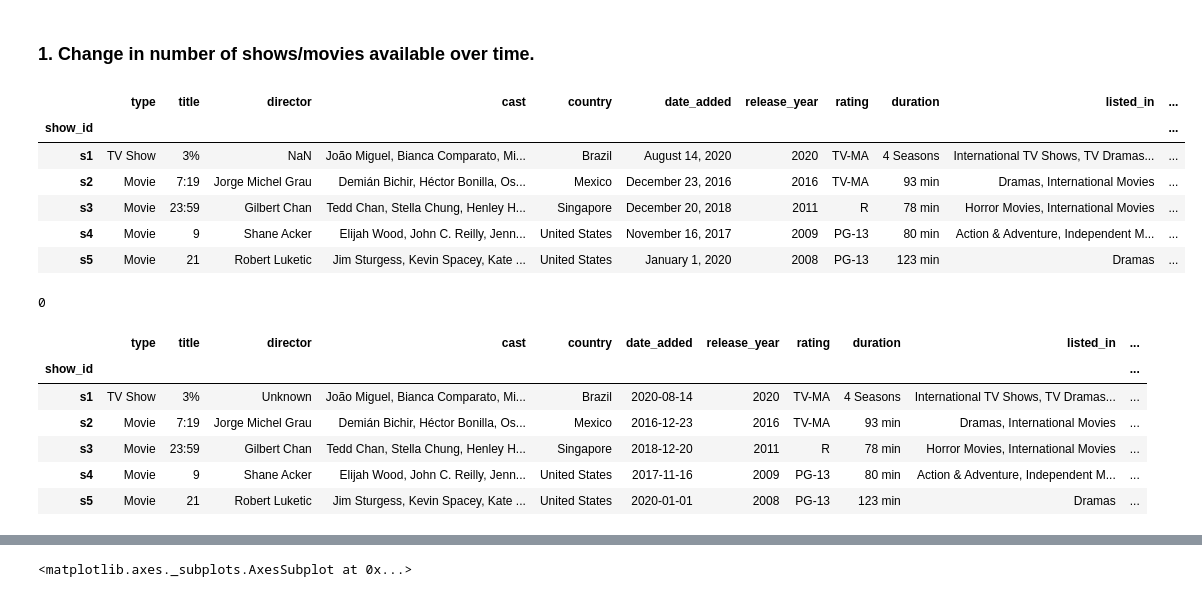
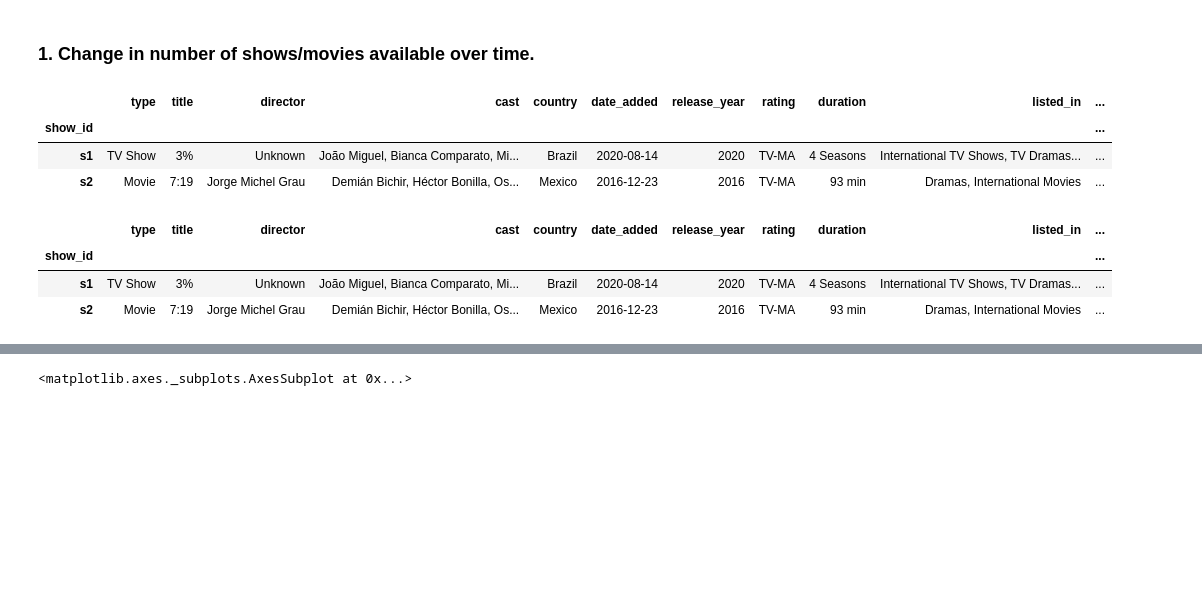
Before and after one commit to albert-ntiri/netflix, a Jupyter notebook: Netflix_EDA.ipynb, the cells around one changed output, grey strips where cells are left out. Drawn from its saved outputs; the diff is of its cells as text; code cells hidden in the pictures; blank space fills up the shorter version.

```diff
--- a/Netflix_EDA.ipynb
+++ b/Netflix_EDA.ipynb
@@ -2,0 +11,4 @@
+# %%
+# Read in CSV file into a pandas dataframe.
+netflix = pd.read_csv('data/netflix_titles.csv', index_col='show_id')
+netflix.head()
@@ -10,3 +24,0 @@ import matplotlib.pyplot as plt
-# %%
-netflix = pd.read_csv('netflix_titles.csv', index_col='show_id')
-netflix.head()
@@ -127,16 +145,9 @@ This dataset consists of 7,787 TV shows and movies available on Netflix, globall
 # %% [markdown]
 ### 1. Change in number of shows/movies available over time.
 # %%
-netflix.head()
+netflix.head(2)
 # %% [output]
 |  | type | title | director | cast | country | date_added | release_year | rating | duration | listed_in | ... |
 | show_id |  |  |  |  |  |  |  |  |  |  | ... |
-| s1 | TV Show | 3% | NaN | João Miguel, Bianca Comparato, Mi... | Brazil | August 14, 2020 | 2020 | TV-MA | 4 Seasons | International TV Shows, TV Dramas... | ... |
-| s2 | Movie | 7:19 | Jorge Michel Grau | Demián Bichir, Héctor Bonilla, Os... | Mexico | December 23, 2016 | 2016 | TV-MA | 93 min | Dramas, International Movies | ... |
-| s3 | Movie | 23:59 | Gilbert Chan | Tedd Chan, Stella Chung, Henley H... | Singapore | December 20, 2018 | 2011 | R | 78 min | Horror Movies, International Movies | ... |
-| s4 | Movie | 9 | Shane Acker | Elijah Wood, John C. Reilly, Jenn... | United States | November 16, 2017 | 2009 | PG-13 | 80 min | Action & Adventure, Independent M... | ... |
-| s5 | Movie | 21 | Robert Luketic | Jim Sturgess, Kevin Spacey, Kate ... | United States | January 1, 2020 | 2008 | PG-13 | 123 min | Dramas | ... |
+| s1 | TV Show | 3% | Unknown | João Miguel, Bianca Comparato, Mi... | Brazil | 2020-08-14 | 2020 | TV-MA | 4 Seasons | International TV Shows, TV Dramas... | ... |
+| s2 | Movie | 7:19 | Jorge Michel Grau | Demián Bichir, Héctor Bonilla, Os... | Mexico | 2016-12-23 | 2016 | TV-MA | 93 min | Dramas, International Movies | ... |
-# %%
-sum(netflix.duplicated())
-# %% [output]
-0
@@ -149,12 +156,9 @@ netflix['date_added'] = pd.to_datetime(netflix.date_added)
 netflix['year_added'] = netflix.date_added.dt.year.astype('int', errors='ignore')
 # %%
-netflix.head()
+netflix.head(2)
 # %% [output]
 |  | type | title | director | cast | country | date_added | release_year | rating | duration | listed_in | ... |
 | show_id |  |  |  |  |  |  |  |  |  |  | ... |
 | s1 | TV Show | 3% | Unknown | João Miguel, Bianca Comparato, Mi... | Brazil | 2020-08-14 | 2020 | TV-MA | 4 Seasons | International TV Shows, TV Dramas... | ... |
 | s2 | Movie | 7:19 | Jorge Michel Grau | Demián Bichir, Héctor Bonilla, Os... | Mexico | 2016-12-23 | 2016 | TV-MA | 93 min | Dramas, International Movies | ... |
-| s3 | Movie | 23:59 | Gilbert Chan | Tedd Chan, Stella Chung, Henley H... | Singapore | 2018-12-20 | 2011 | R | 78 min | Horror Movies, International Movies | ... |
-| s4 | Movie | 9 | Shane Acker | Elijah Wood, John C. Reilly, Jenn... | United States | 2017-11-16 | 2009 | PG-13 | 80 min | Action & Adventure, Independent M... | ... |
-| s5 | Movie | 21 | Robert Luketic | Jim Sturgess, Kevin Spacey, Kate ... | United States | 2020-01-01 | 2008 | PG-13 | 123 min | Dramas | ... |
 # %%
```
Also changed, not shown: parts of 84 cells of this notebook, 1 other file.
